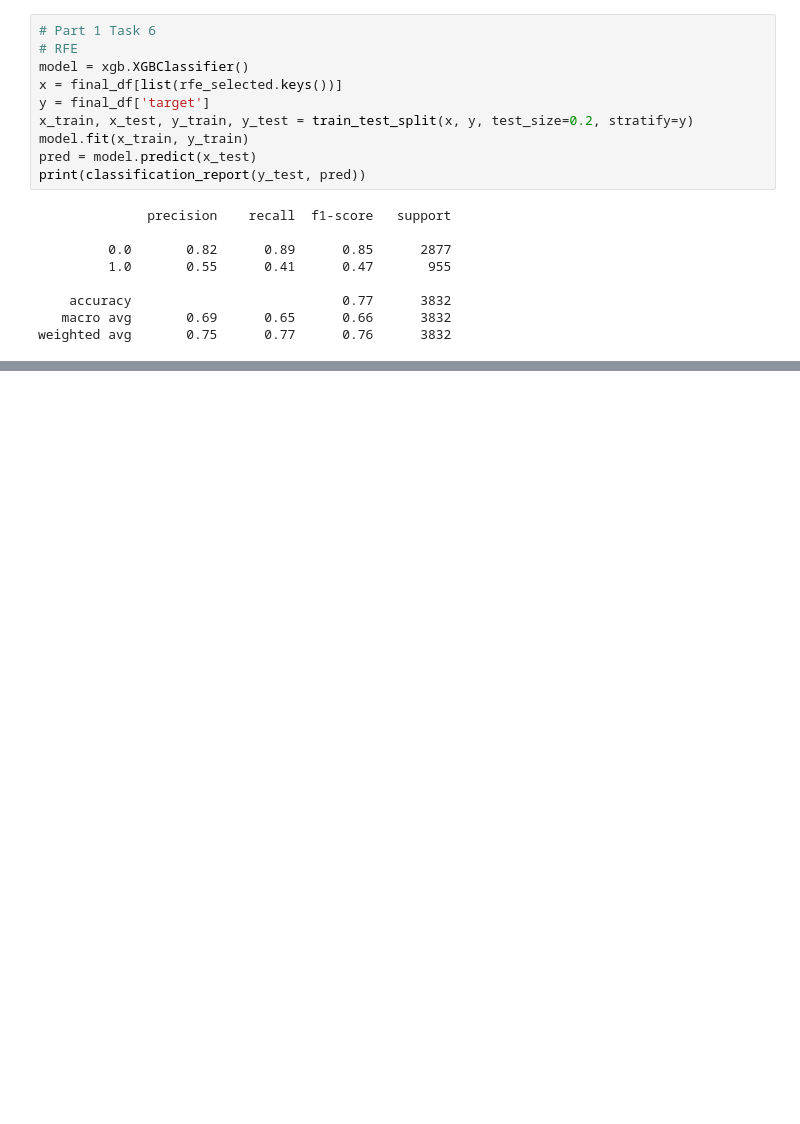
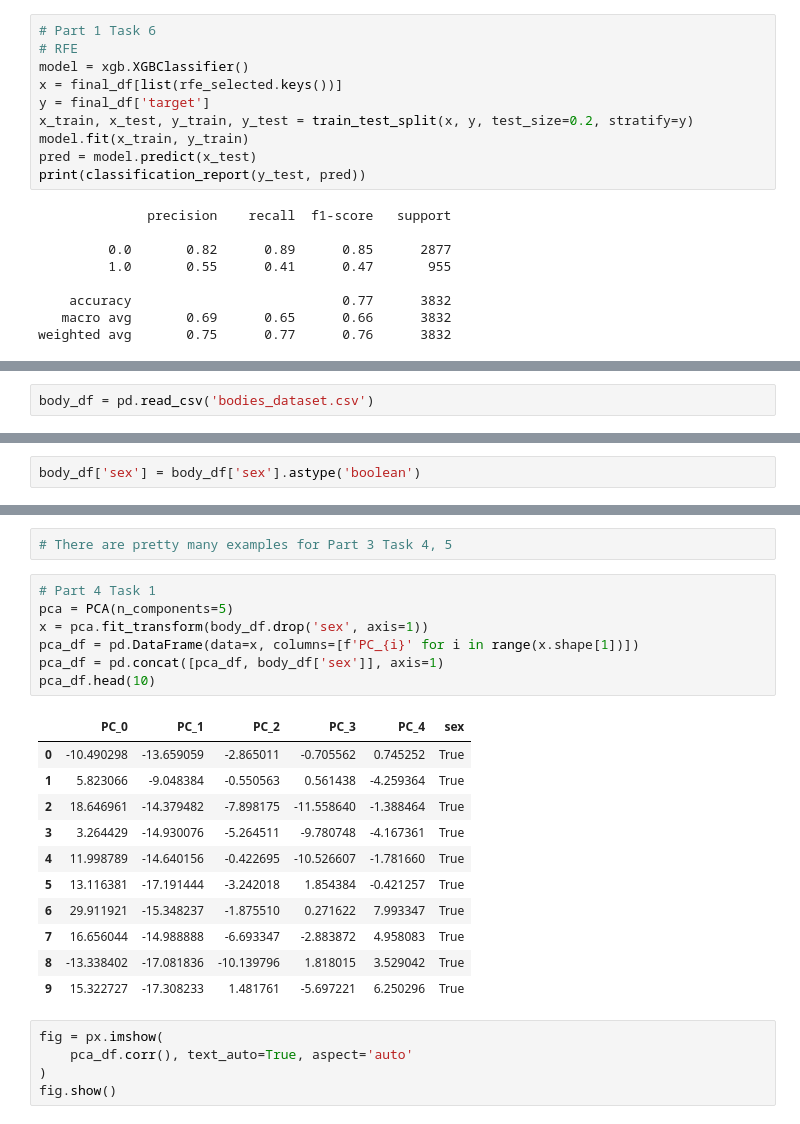
Before and after one commit to BangerVanos/IDA, a Jupyter notebook: LR2/lw_5.ipynb, the cells around one changed output, grey strips where cells are left out. Saved outputs shown, nothing was run; the diff lists cells and outputs as text; blank space fills up the shorter version.

```diff
--- a/LR2/lw_5.ipynb
+++ b/LR2/lw_5.ipynb
@@ -317,0 +286,2 @@ weighted avg       0.75      0.77      0.76      3832
+# %%
+body_df = pd.read_csv('bodies_dataset.csv')
@@ -317,0 +314,2 @@ weighted avg       0.75      0.77      0.76      3832
+# %%
+body_df['sex'] = body_df['sex'].astype('boolean')
@@ -317,0 +583,26 @@ weighted avg       0.75      0.77      0.76      3832
+# %%
+# There are pretty many examples for Part 3 Task 4, 5
+# %%
+# Part 4 Task 1
+pca = PCA(n_components=5)
+x = pca.fit_transform(body_df.drop('sex', axis=1))
+pca_df = pd.DataFrame(data=x, columns=[f'PC_{i}' for i in range(x.shape[1])])
+pca_df = pd.concat([pca_df, body_df['sex']], axis=1)
+pca_df.head(10)
+# %% [output]
+|  | PC_0 | PC_1 | PC_2 | PC_3 | PC_4 | sex |
+| 0 | -10.490298 | -13.659059 | -2.865011 | -0.705562 | 0.745252 | True |
+| 1 | 5.823066 | -9.048384 | -0.550563 | 0.561438 | -4.259364 | True |
+| 2 | 18.646961 | -14.379482 | -7.898175 | -11.558640 | -1.388464 | True |
+| 3 | 3.264429 | -14.930076 | -5.264511 | -9.780748 | -4.167361 | True |
+| 4 | 11.998789 | -14.640156 | -0.422695 | -10.526607 | -1.781660 | True |
+| 5 | 13.116381 | -17.191444 | -3.242018 | 1.854384 | -0.421257 | True |
+| 6 | 29.911921 | -15.348237 | -1.875510 | 0.271622 | 7.993347 | True |
+| 7 | 16.656044 | -14.988888 | -6.693347 | -2.883872 | 4.958083 | True |
+| 8 | -13.338402 | -17.081836 | -10.139796 | 1.818015 | 3.529042 | True |
+| 9 | 15.322727 | -17.308233 | 1.481761 | -5.697221 | 6.250296 | True |
+# %%
+fig = px.imshow(
+    pca_df.corr(), text_auto=True, aspect='auto'
+)
+fig.show()
```
Also changed, not shown: parts of 40 cells of this notebook, 2 other files.
